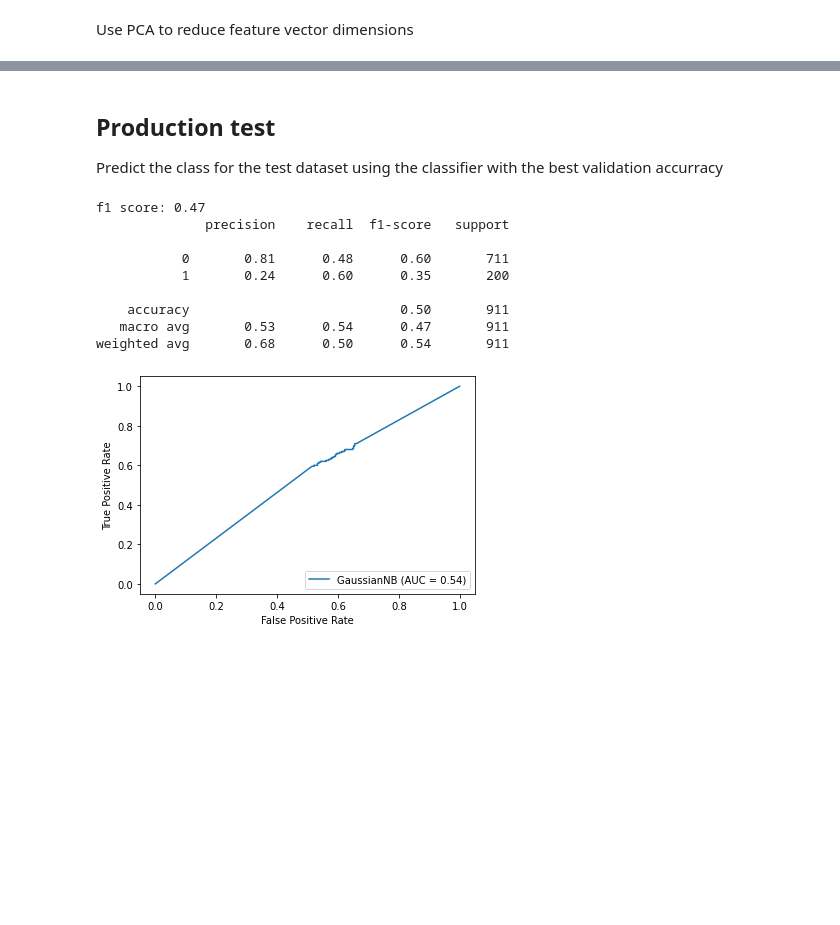
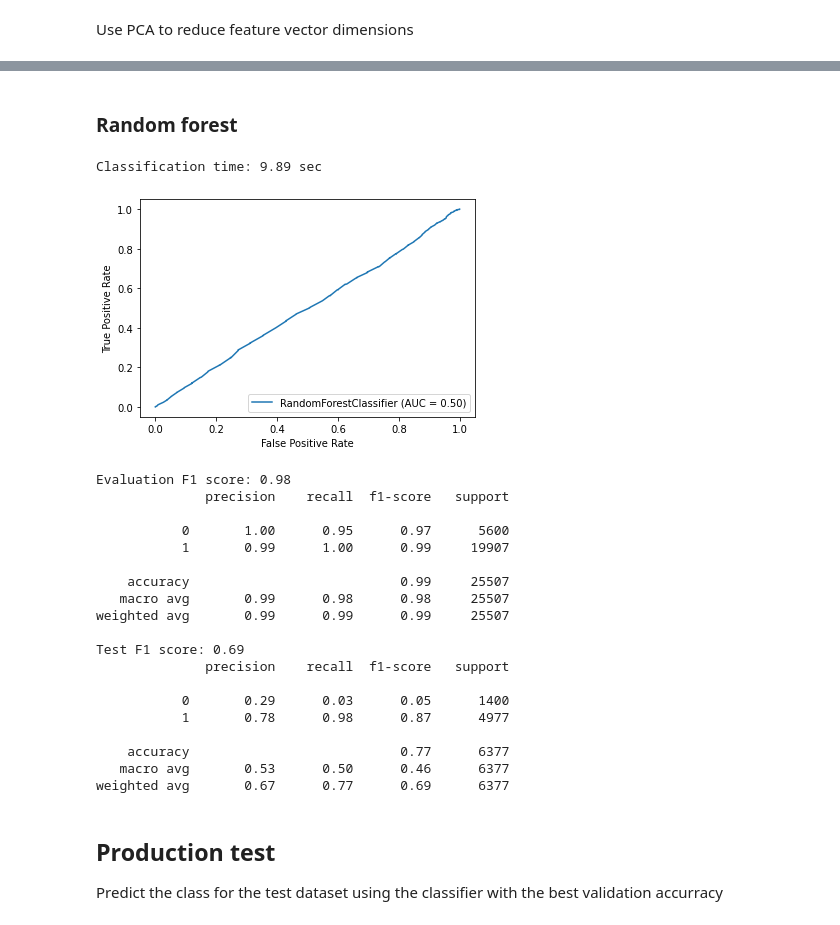
Before and after one commit to MatthewZid/ErgasiaML, a Jupyter notebook: src/personalityML.ipynb, the cells around one changed output, grey strips where cells are left out. Saved outputs shown, nothing was run; the diff lists cells and outputs as text; code cells hidden in the pictures; blank space fills up the shorter version.

```diff
--- a/src/personalityML.ipynb
+++ b/src/personalityML.ipynb
@@ -851,29 +707,48 @@ mean f1: 0.458, sigma f1: 0.020, 95% conf: 0.417 - 0.498
+# %% [markdown]
+### Random forest
+# %%
+from sklearn.ensemble import RandomForestClassifier
+
+del clf
+clf = RandomForestClassifier(n_estimators=100, random_state=None) # ideal for non-linear data
+start = time.time()
+clf.fit(X_train, y_train)
+ypred_eval = clf.predict(X_train)
+end = time.time()
+ypred = clf.predict(X_test)
+
+print_stats(y_train, X_test, y_test, clf)
+# %% [output]
+Classification time: 9.89 sec
+[figure, added]
+Evaluation F1 score: 0.98
+              precision    recall  f1-score   support
+
+           0       1.00      0.95      0.97      5600
+           1       0.99      1.00      0.99     19907
+
+    accuracy                           0.99     25507
+   macro avg       0.99      0.98      0.98     25507
+weighted avg       0.99      0.99      0.99     25507
+
+Test F1 score: 0.69
+              precision    recall  f1-score   support
+
+           0       0.29      0.03      0.05      1400
+           1       0.78      0.98      0.87      4977
+
+    accuracy                           0.77      6377
+   macro avg       0.53      0.50      0.46      6377
+weighted avg       0.67      0.77      0.69      6377
 # %% [markdown]
 ## Production test
 Predict the class for the test dataset using the classifier with the best validation accurracy
 # %%
-from sklearn.metrics import classification_report
+# y_pred = best_clf.predict(X_test)
 
-# predict actual test data
-# X_test = best_scaler.transform(X_test.toarray())
-# X_test = best_pca.transform(X_test)
+# f1_score = metrics.f1_score(y_test, y_pred, average='macro')
+# print('F1 score: {:.2f}'.format(f1_score))
+# print(classification_report(y_test, y_pred))
 
-y_pred = best_clf.predict(X_test.toarray())
-
-f1_score = metrics.f1_score(y_test, y_pred, average='macro')
-print('f1 score: {:.2f}'.format(f1_score))
-print(classification_report(y_test, y_pred))
-
-metrics.plot_roc_curve(best_clf, X_test.toarray(), y_test)
-plt.show()
+# metrics.plot_roc_curve(best_clf, X_test, y_test)
+# plt.show()
-# %% [output]
-f1 score: 0.47
-              precision    recall  f1-score   support
-
-           0       0.81      0.48      0.60       711
-           1       0.24      0.60      0.35       200
-
-    accuracy                           0.50       911
-   macro avg       0.53      0.54      0.47       911
-weighted avg       0.68      0.50      0.54       911
-[figure, removed]
```
Also changed, not shown: parts of 28 cells of this notebook.
